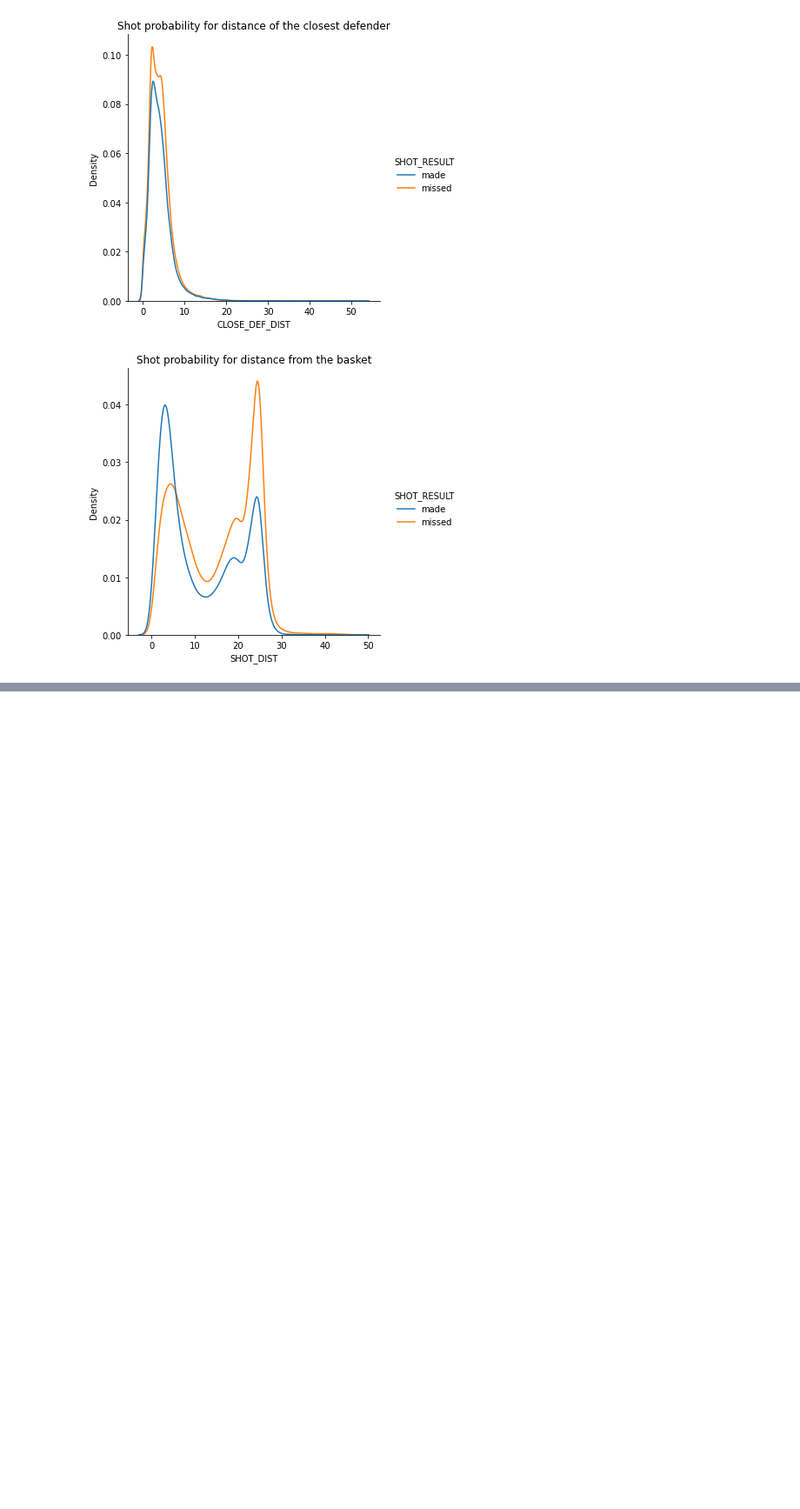
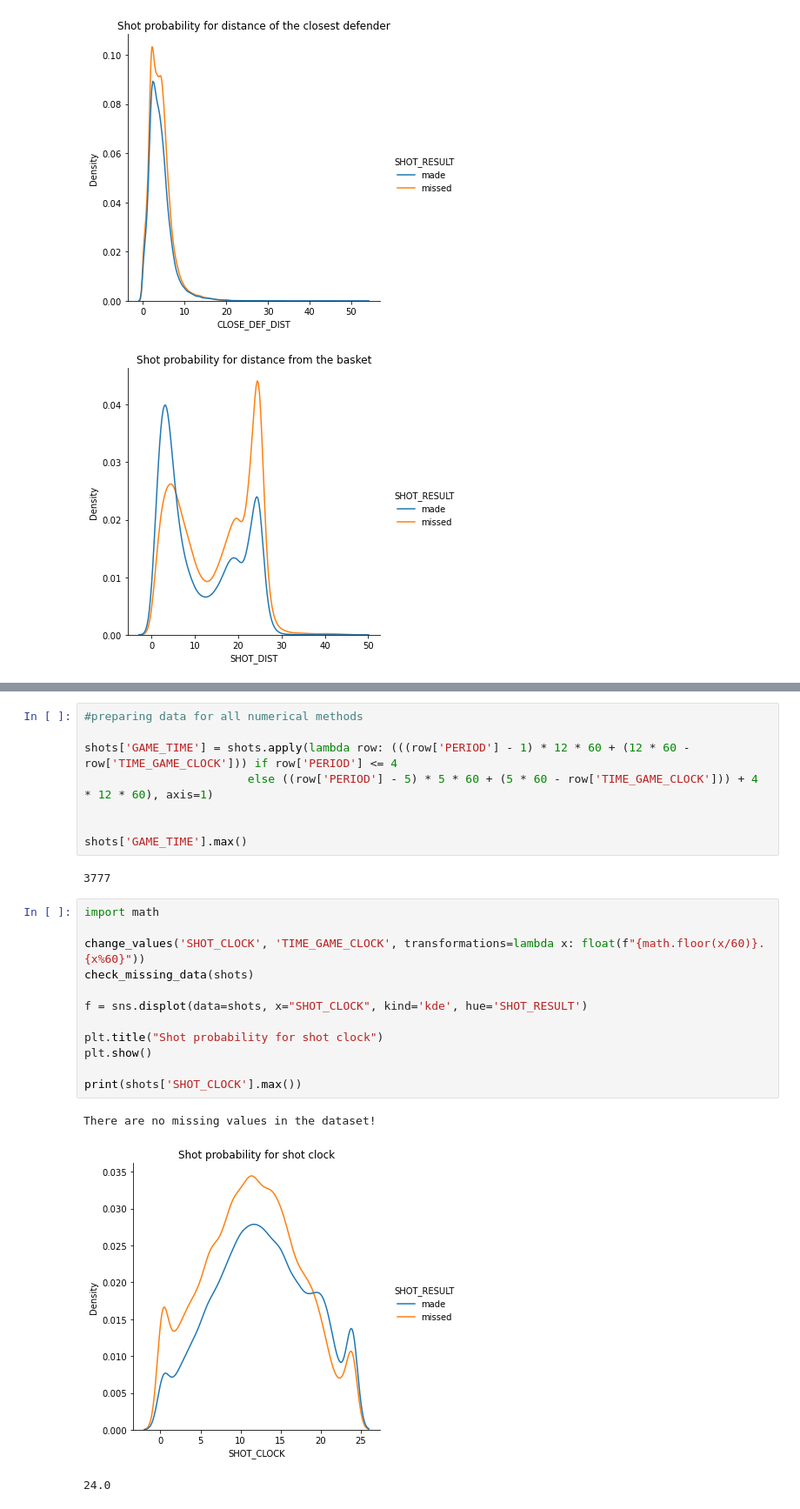
Before and after one commit to DarioD58/UZOP_project, a Jupyter notebook: predicting_shots.ipynb, the cells around one changed output, grey strips where cells are left out. Shown at 87% size. Saved outputs shown, nothing was run; the diff lists cells and outputs as text; blank space fills up the shorter version.

```diff
--- a/predicting_shots.ipynb
+++ b/predicting_shots.ipynb
@@ -47,0 +92,26 @@ plt.show()
+# %%
+#preparing data for all numerical methods
+
+shots['GAME_TIME'] = shots.apply(lambda row: (((row['PERIOD'] - 1) * 12 * 60 + (12 * 60 - row['TIME_GAME_CLOCK'])) if row['PERIOD'] <= 4
+                        else ((row['PERIOD'] - 5) * 5 * 60 + (5 * 60 - row['TIME_GAME_CLOCK'])) + 4 * 12 * 60), axis=1)
+
+
+shots['GAME_TIME'].max()
+# %% [output]
+3777
+# %%
+import math
+
+change_values('SHOT_CLOCK', 'TIME_GAME_CLOCK', transformations=lambda x: float(f"{math.floor(x/60)}.{x%60}"))
+check_missing_data(shots)
+
+f = sns.displot(data=shots, x="SHOT_CLOCK", kind='kde', hue='SHOT_RESULT')
+
+plt.title("Shot probability for shot clock")
+plt.show()
+
+print(shots['SHOT_CLOCK'].max())
+# %% [output]
+There are no missing values in the dataset!
+[figure, added]
+24.0
```
Also changed, not shown: parts of 9 cells of this notebook.
